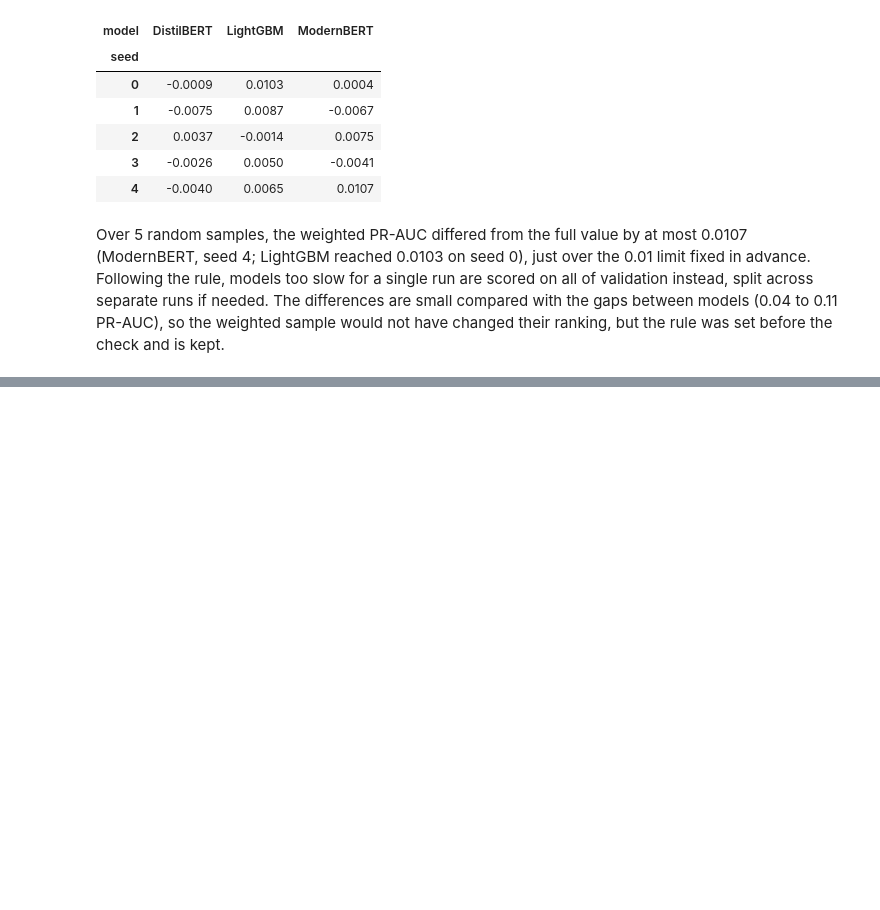
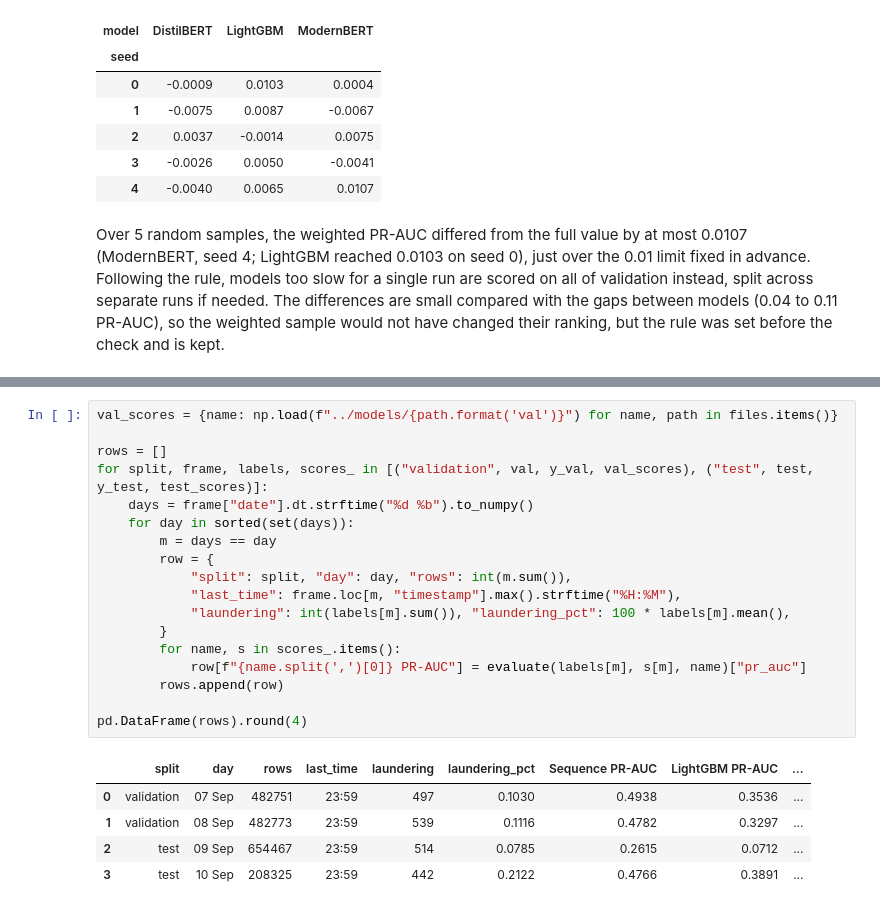
Before and after one commit to sap6011/bank-guard, a Jupyter notebook: notebooks/model_comparison.ipynb, the cells around one changed output, grey strips where cells are left out. Drawn from its saved outputs; the diff is of its cells as text; blank space fills up the shorter version.

```diff
--- a/notebooks/model_comparison.ipynb
+++ b/notebooks/model_comparison.ipynb
@@ -122,0 +271,24 @@ At a 1% false positive rate, TabPFN leads on both groups that can be detected: p
+# %%
+val_scores = {name: np.load(f"../models/{path.format('val')}") for name, path in files.items()}
+
+rows = []
+for split, frame, labels, scores_ in [("validation", val, y_val, val_scores), ("test", test, y_test, test_scores)]:
+    days = frame["date"].dt.strftime("%d %b").to_numpy()
+    for day in sorted(set(days)):
+        m = days == day
+        row = {
+            "split": split, "day": day, "rows": int(m.sum()),
+            "last_time": frame.loc[m, "timestamp"].max().strftime("%H:%M"),
+            "laundering": int(labels[m].sum()), "laundering_pct": 100 * labels[m].mean(),
+        }
+        for name, s in scores_.items():
+            row[f"{name.split(',')[0]} PR-AUC"] = evaluate(labels[m], s[m], name)["pr_auc"]
+        rows.append(row)
+
+pd.DataFrame(rows).round(4)
+# %% [output]
+|  | split | day | rows | last_time | laundering | laundering_pct | Sequence PR-AUC | LightGBM PR-AUC | ... |
+| 0 | validation | 07 Sep | 482751 | 23:59 | 497 | 0.1030 | 0.4938 | 0.3536 | ... |
+| 1 | validation | 08 Sep | 482773 | 23:59 | 539 | 0.1116 | 0.4782 | 0.3297 | ... |
+| 2 | test | 09 Sep | 654467 | 23:59 | 514 | 0.0785 | 0.2615 | 0.0712 | ... |
+| 3 | test | 10 Sep | 208325 | 23:59 | 442 | 0.2122 | 0.4766 | 0.3891 | ... |
```
Also changed, not shown: parts of 15 cells of this notebook, 3 other files.
